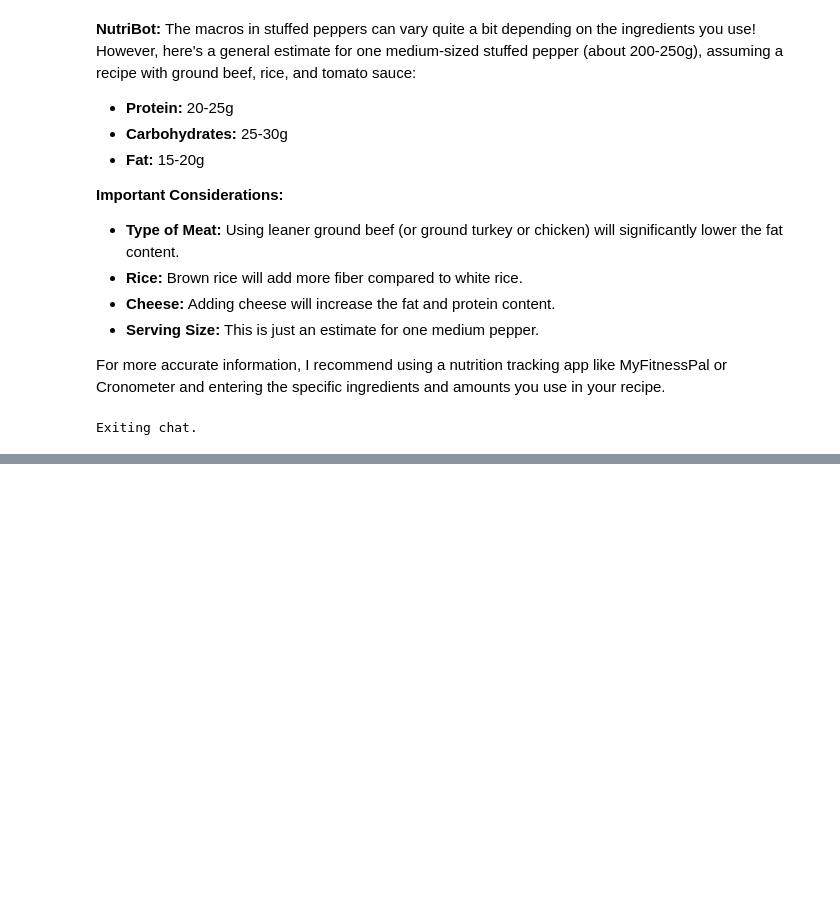
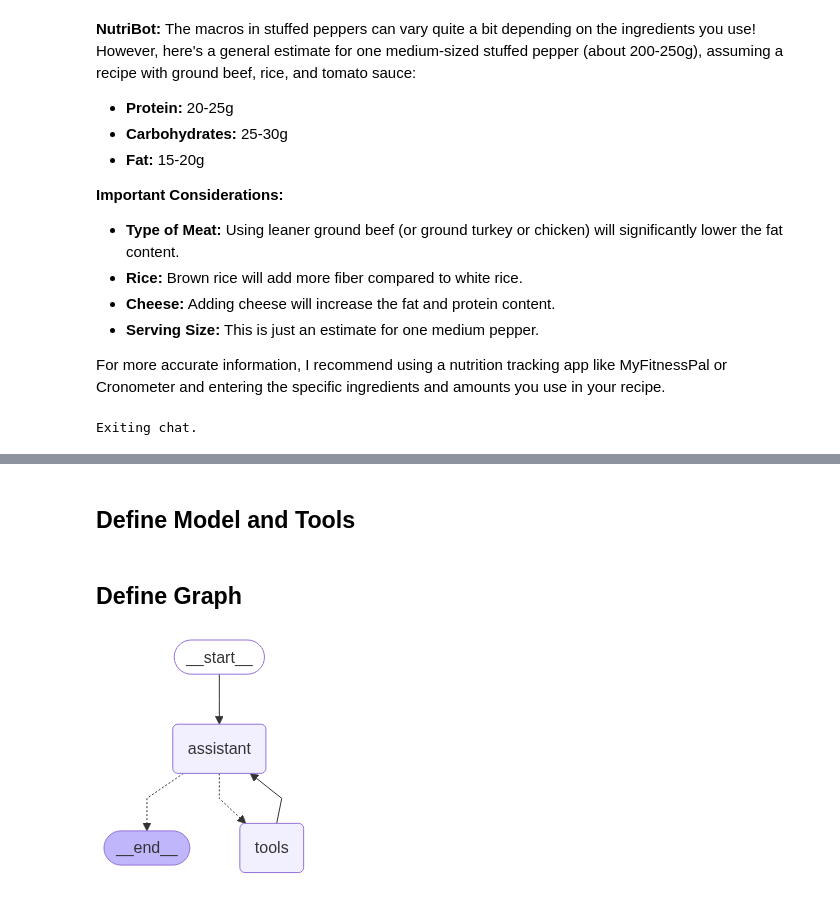
Before and after one commit to ericfflynn/nutribot, a Jupyter notebook: notebook.ipynb, the cells around one changed output, grey strips where cells are left out. Saved outputs shown, nothing was run; the diff lists cells and outputs as text; code cells hidden in the pictures; blank space fills up the shorter version.

```diff
--- a/notebook.ipynb
+++ b/notebook.ipynb
@@ -124,0 +404,2 @@ Exiting chat.
+# %% [markdown]
+## Define Model and Tools
@@ -124,0 +428,29 @@ Exiting chat.
+# %% [markdown]
+## Define Graph
+# %%
+from langgraph.graph import START, StateGraph
+from langgraph.prebuilt import tools_condition, ToolNode
+from IPython.display import Image, display
+
+# Graph
+builder = StateGraph(MessagesState)
+
+# Define nodes: these do the work
+builder.add_node("assistant", assistant)
+builder.add_node("tools", ToolNode(tools))
+
+# Define edges: these determine how the control flow moves
+builder.add_edge(START, "assistant")
+builder.add_conditional_edges(
+    "assistant",
+    # If the latest message (result) from assistant is a tool call -> tools_condition routes to tools
+    # If the latest message (result) from assistant is a not a tool call -> tools_condition routes to END
+    tools_condition,
+)
+builder.add_edge("tools", "assistant")
+react_graph = builder.compile()
+
+# Show
+display(Image(react_graph.get_graph(xray=True).draw_mermaid_png()))
+# %% [output]
+[figure, added]
```
Also changed, not shown: parts of 17 cells of this notebook, 10 other files.
